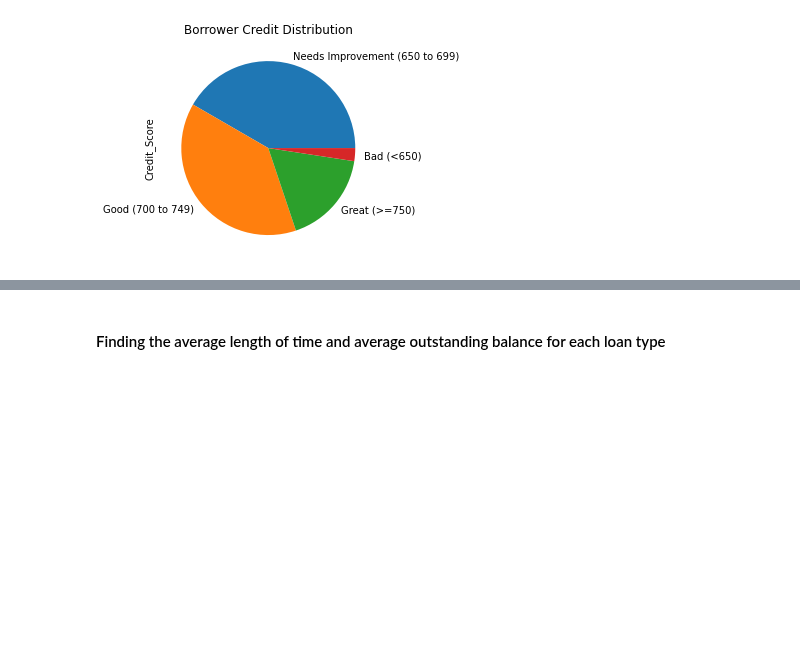
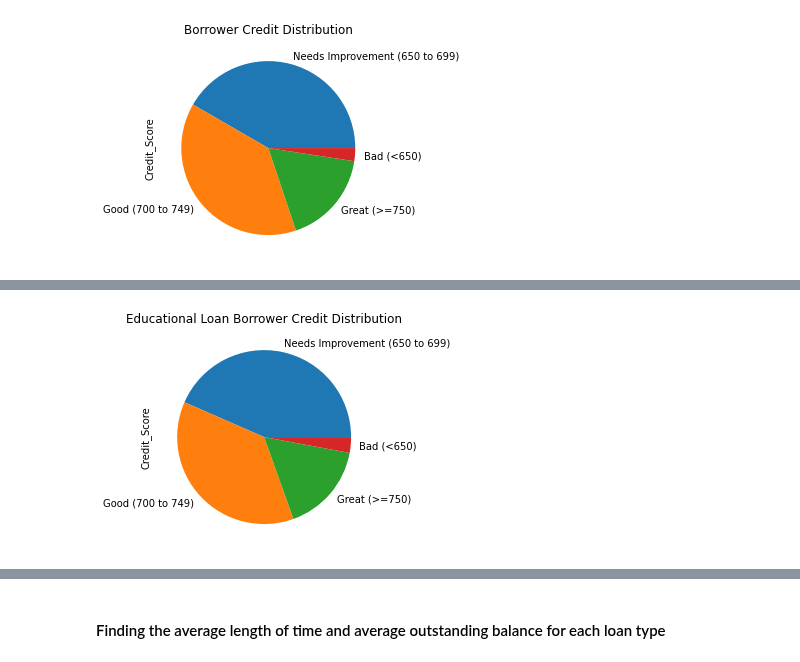
Before and after one commit to paulywog13/loan_data_analysis, a Jupyter notebook: Loan_Data_Analysis.ipynb, the cells around one changed output, grey strips where cells are left out. Saved outputs shown, nothing was run; the diff lists cells and outputs as text; code cells hidden in the pictures; blank space fills up the shorter version.

```diff
--- a/Loan_Data_Analysis.ipynb
+++ b/Loan_Data_Analysis.ipynb
@@ -166,0 +203,3 @@ sb_credit_plot = sb_borrower_credit.plot.pie(title = "Small Business Borrower Cr
+# %%
+educational_loan_df= loan_data.loc[loan_data["Loan_Type"] == 'educational']
+educational_loan_df.head(5)
@@ -166,0 +213,8 @@ sb_credit_plot = sb_borrower_credit.plot.pie(title = "Small Business Borrower Cr
+# %%
+# Count the number of borrowers per scoring bin
+el_borrower_credit =educational_loan_df["Credit_Score"].value_counts()
+
+# Create a barplot to show the loan numbers
+el_credit_plot = el_borrower_credit.plot.pie(title = "Educational Loan Borrower Credit Distribution")
+# %% [output]
+[figure, added]
```
Also changed, not shown: parts of 25 cells of this notebook.
